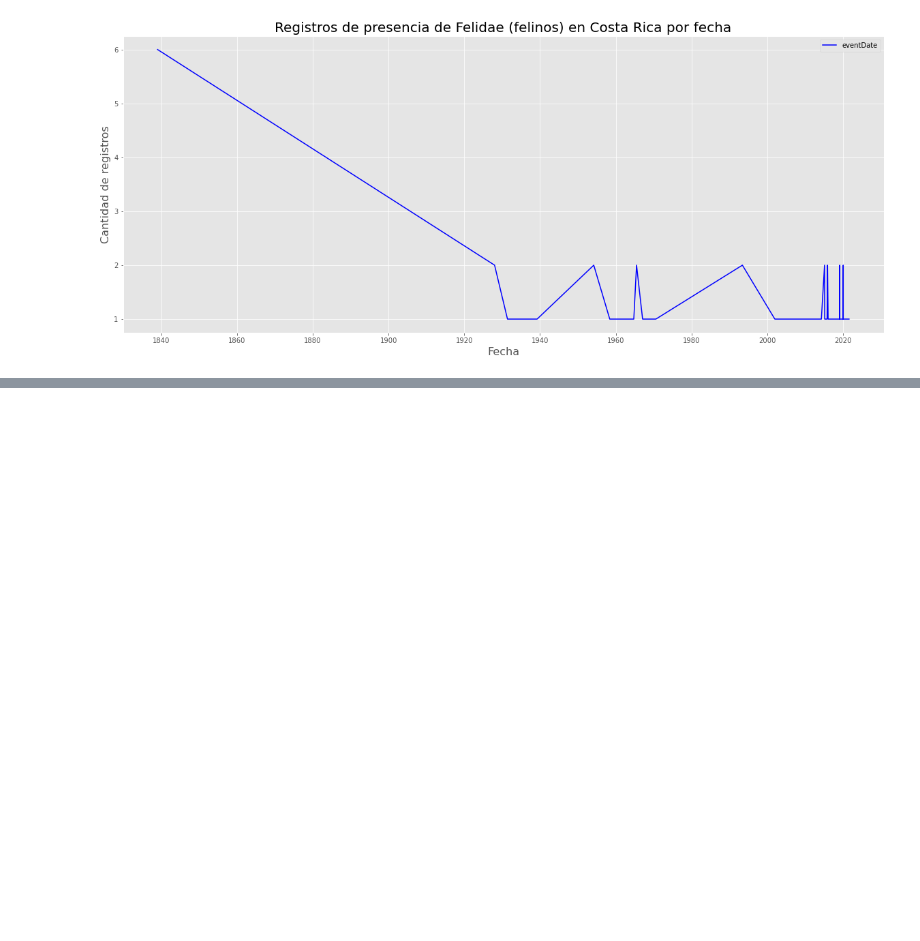
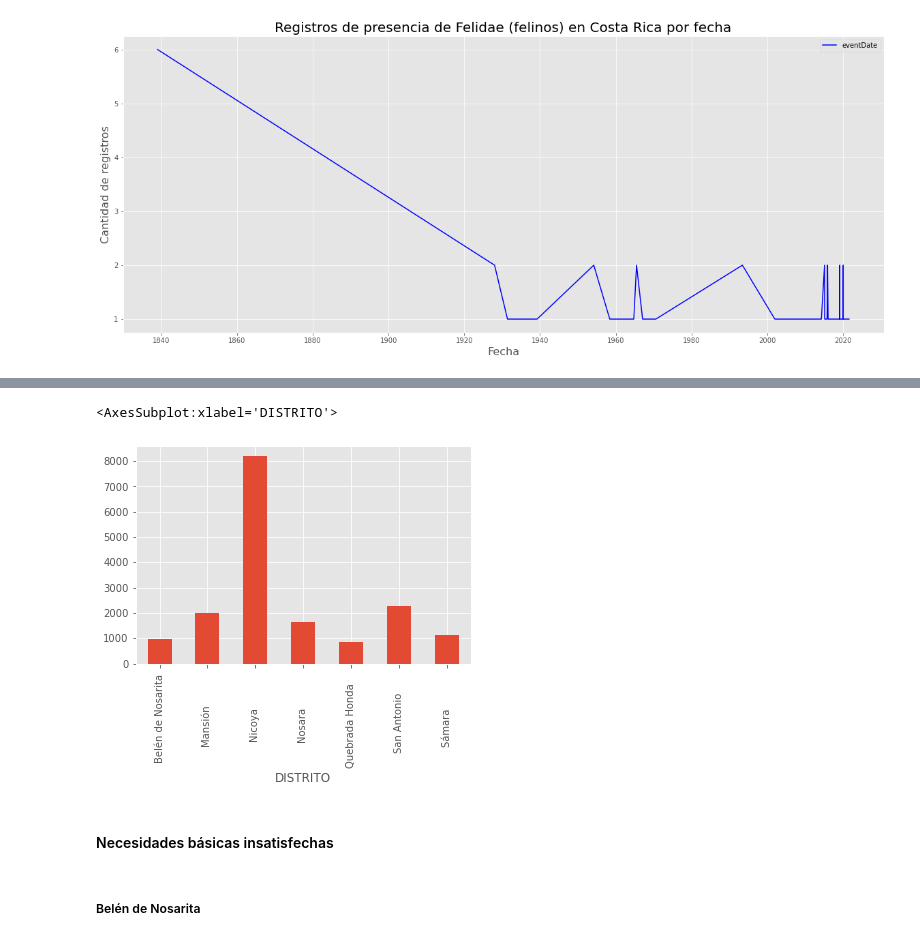
Before and after one commit to curso-python-imn/curso-python-imn.github.io, a Jupyter notebook: 17-pandas.ipynb, the cells around one changed output, grey strips where cells are left out. Saved outputs shown, nothing was run; the diff lists cells and outputs as text; code cells hidden in the pictures; blank space fills up the shorter version.

```diff
--- a/17-pandas.ipynb
+++ b/17-pandas.ipynb
@@ -513,0 +516,5 @@ san_carlos.corr()
+# %%
+# Suma de población dependiente por distrito
+poblaciondependiente_x_distrito = datos.groupby(datos['DISTRITO'])['TOTAL_DEPENDIENTE'].sum()
+
+poblaciondependiente_x_distrito
@@ -513,0 +531,10 @@ san_carlos.corr()
+# %%
+# Gráfico de barras
+poblaciondependiente_x_distrito.plot.bar()
+# %% [output]
+<AxesSubplot:xlabel='DISTRITO'>
+[figure, added]
+# %% [markdown]
+#### Necesidades básicas insatisfechas
+# %% [markdown]
+##### Belén de Nosarita
```
Also changed, not shown: parts of 25 cells of this notebook, 25 other files.
